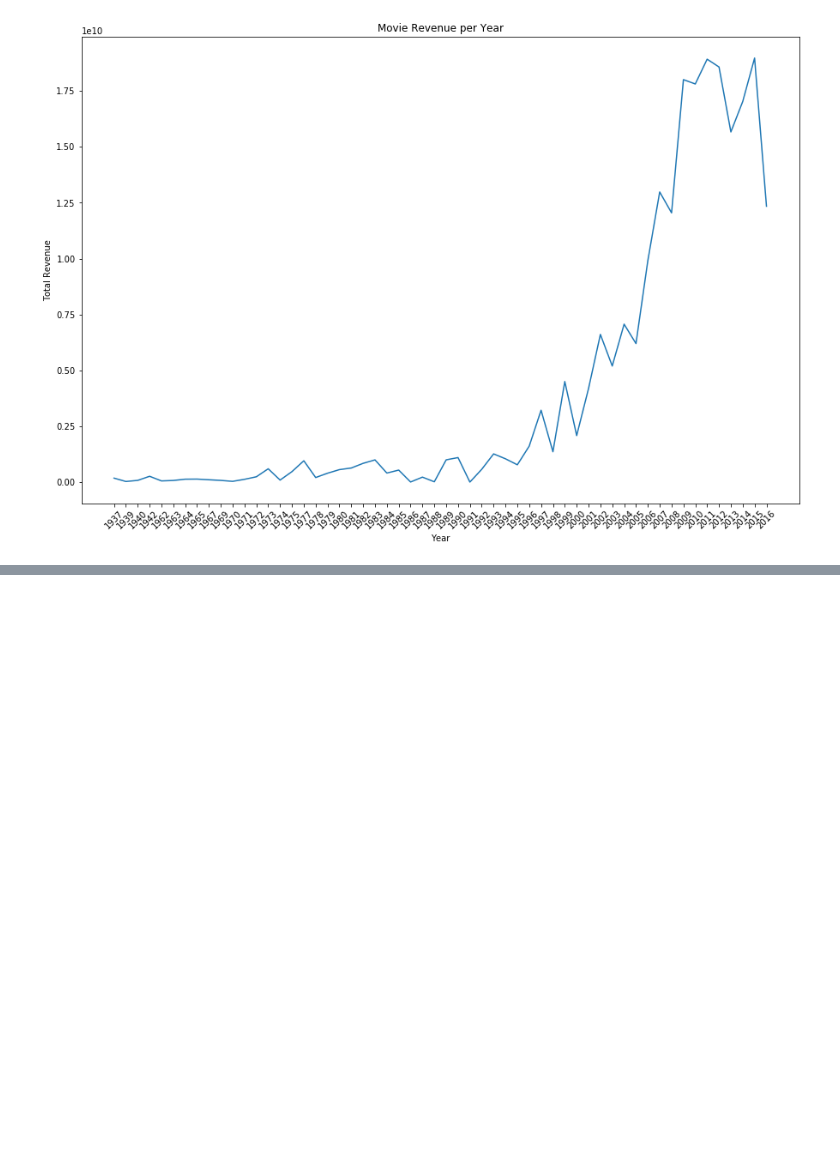
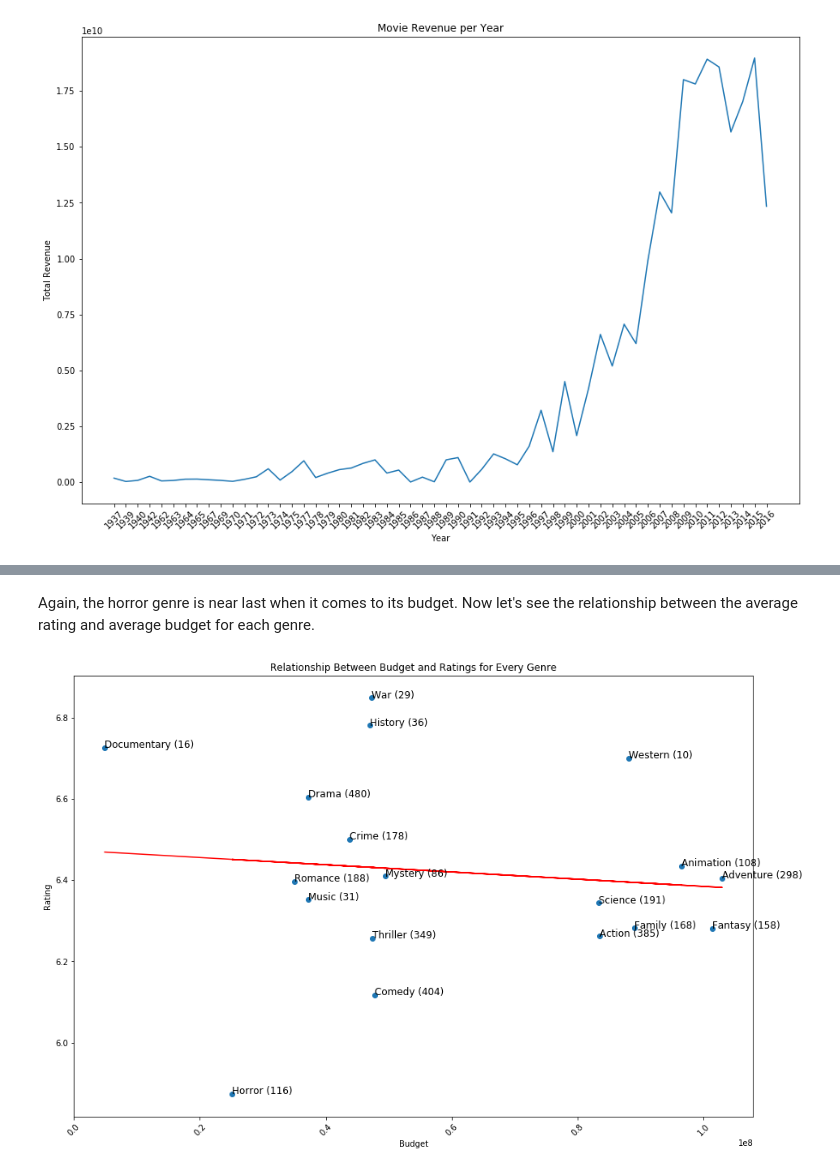
Before and after one commit to atulbharati/kevinh415.github.io, a Jupyter notebook: Movie.ipynb, the cells around one changed output, grey strips where cells are left out. Saved outputs shown, nothing was run; the diff lists cells and outputs as text; code cells hidden in the pictures; blank space fills up the shorter version.

```diff
--- a/Movie.ipynb
+++ b/Movie.ipynb
@@ -233,0 +299,28 @@ For example, we can see that on the far right, there is the "Foreign" genre with
+# %% [markdown]
+Again, the horror genre is near last when it comes to its budget. Now let's see the relationship between the average rating and average budget for each genre.
+# %%
+plt.figure(figsize=(15, 10))
+plt.scatter(average_budget, average_ratings)
+plt.title('Relationship Between Budget and Ratings for Every Genre')
+plt.ylabel('Rating')
+plt.xlabel('Budget')
+plt.xticks(rotation=45)
+
+for i in range(len(average_budget)):
+    plt.text(average_budget[i],average_ratings[i],xvals[i],fontsize = 12)
+
+# draw the regression line
+# m = slope and b = y-intercept
+m,b = np.polyfit(average_budget, average_ratings, 1)
+
+# calculate y = mx + b for each point and then create the regression line
+yvals = []
+index = 0
+for y in average_ratings:
+    yvals.append(m * average_budget[index] + b)
+    index += 1
+plt.plot(average_budget, yvals , 'r')
+
+plt.show()
+# %% [output]
+[figure, added]
```
Also changed, not shown: parts of 9 cells of this notebook, 1 other file.
